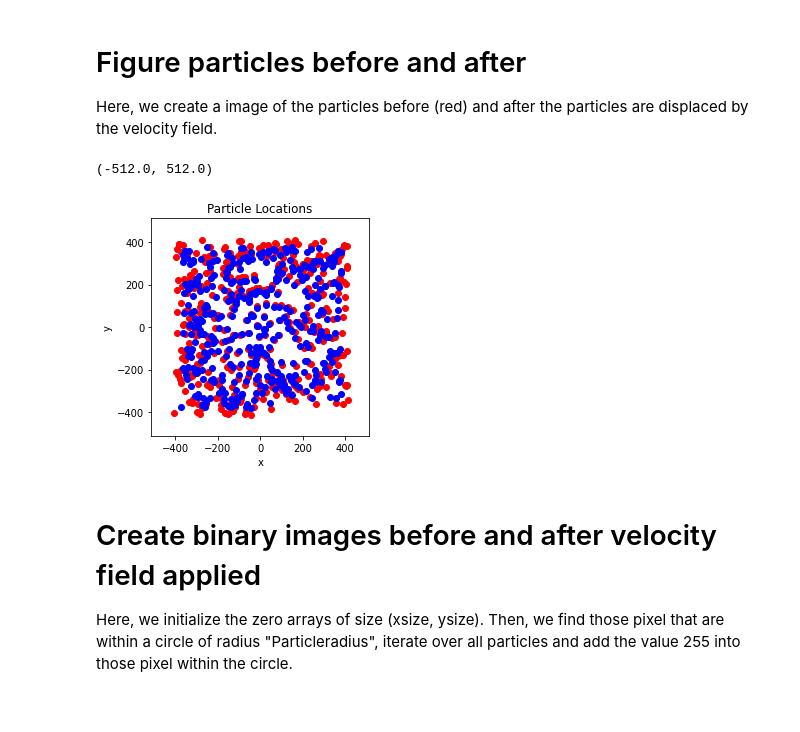
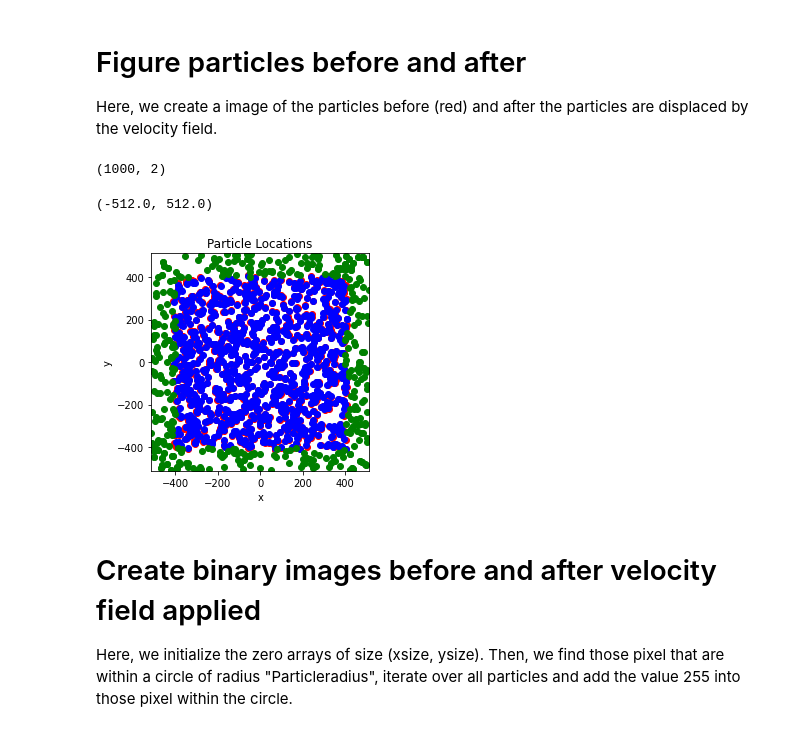
Before and after one commit to rg314/pytraction, a Jupyter notebook: scripts/in_silico_data.ipynb, the cells around one changed output. Cells and saved outputs as stored; diff of their text form; code cells hidden in the pictures.

```diff
--- a/scripts/in_silico_data.ipynb
+++ b/scripts/in_silico_data.ipynb
@@ -9,7 +8,7 @@ The system cannot find the path specified.
 # %% [markdown]
 # Parameters
 # %%
-NoParticles = 400;       # Number of particles in the system
+NoParticles = 1000;       # Number of particles in the system
 xsize = 1024;            # Pixel size of the binary image in the x direction, no should be even
 ysize = 1024;            # Pixel size of the binary image in the y direction, no should be even
 Binaryframewidth = 100;  # Frame around binary image without any cells
@@ -48,0 +38,31 @@ New_Particles_Pos[:,1] = Particles_Pos[:,1] + vy * dt
+# %%
+def velocityx(x, y):
+  return -(5 * 2 / xsize) * x *np.random.rand(x.shape[0]); # Alternatively one can use (20 * 2 / xsize) * y
+def velocityy(x, y):
+  return -(5 * 2 / ysize) * y * np.random.rand(y.shape[0]); # Alternatively one can use -(20 * 2 / ysize) * x
+
+import numpy as np
+import matplotlib.pyplot as plt
+# Velocities
+vx = velocityx(Particles_Pos[:,0], Particles_Pos[:,1])
+vy = velocityy(Particles_Pos[:,0], Particles_Pos[:,1])
+# Apply velocity fields to particles
+New_Particles_Pos = Particles_Pos * 0;
+New_Particles_Pos[:,0] = Particles_Pos[:,0] + vx * dt
+New_Particles_Pos[:,1] = Particles_Pos[:,1] + vy * dt
+
+
+# Create Displacement field image
+x,y = np.meshgrid(np.linspace(-xsize/2,xsize/2,10),np.linspace(-ysize/2,ysize/2,10))
+vx = dt * velocityx(x,y)
+vy = dt * velocityy(x,y)
+fig = plt.figure()
+ax = fig.add_subplot(111)
+plt.quiver(x,y,vx,vy, angles='xy', scale_units='xy')
+ax.set_aspect('equal')
+plt.xlim([-xsize/2, xsize/2])
+plt.ylim([-ysize/2, ysize/2])
+plt.title("Displacement field")
+plt.xlabel("x")
+plt.ylabel("y")
+plt.savefig('DirectionalField.png', dpi=300)
@@ -69,22 +89,35 @@ plt.savefig('DirectionalField.png', dpi=300)
 # %% [markdown]
 # Figure particles before and after
 Here, we create a image of the particles before (red) and after the particles are displaced by the velocity field.
+# %%
+part_pos2 = np.random.rand(NoParticles,2)
+part_pos2[:, 0] = (part_pos2[:,0] -0.5) * (xsize)
+part_pos2[:, 1] = (part_pos2[:,1] -0.5) * (ysize)
+x = part_pos2
+# print(x)
+print(x.shape)
+x1 = np.take(x, np.where(x<-400)[0], axis=0)
+x2 = np.take(x, np.where(x>400)[0], axis=0)
+part_pos2 = np.concatenate([x1,x2])
+# %% [output]
+(1000, 2)
 # %%
 import matplotlib.pyplot as plt
 import numpy as np
 fig = plt.figure()
 ax = fig.add_subplot(111)
 plt.scatter(Particles_Pos[:,0], Particles_Pos[:,1], c='r')
 plt.scatter(New_Particles_Pos[:,0], New_Particles_Pos[:,1], c='b')
+plt.scatter(part_pos2[:,0], part_pos2[:,1], c='green')
 plt.title("Particle Locations")
 plt.xlabel("x")
 plt.ylabel("y")
 ax.set_aspect('equal')
 plt.xlim([-xsize/2, xsize/2])
 plt.ylim([-ysize/2, ysize/2])
 # %% [output]
 (-512.0, 512.0)
-[figure, old version]
+[figure, new version]
 # %% [markdown]
 # Create binary images before and after velocity field applied
 Here, we initialize the zero arrays of size (xsize, ysize). Then, we find those pixel that are within a circle of radius "Particleradius", iterate over all particles and add the value 255 into those pixel within the circle.
```
Also changed, not shown: parts of 20 cells of this notebook, 4 other files.
